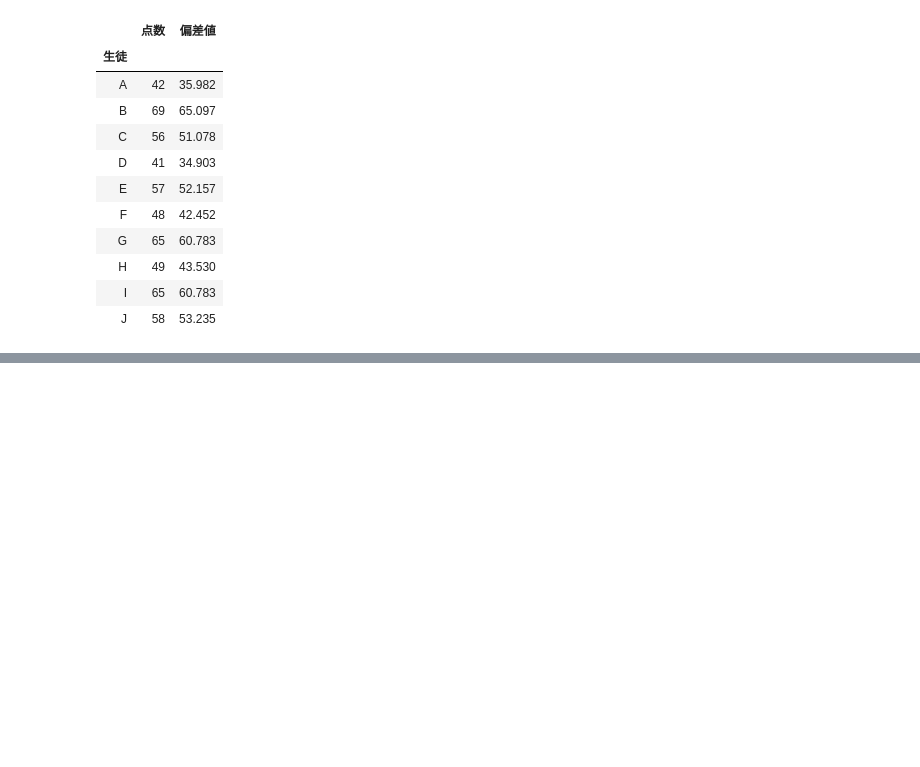
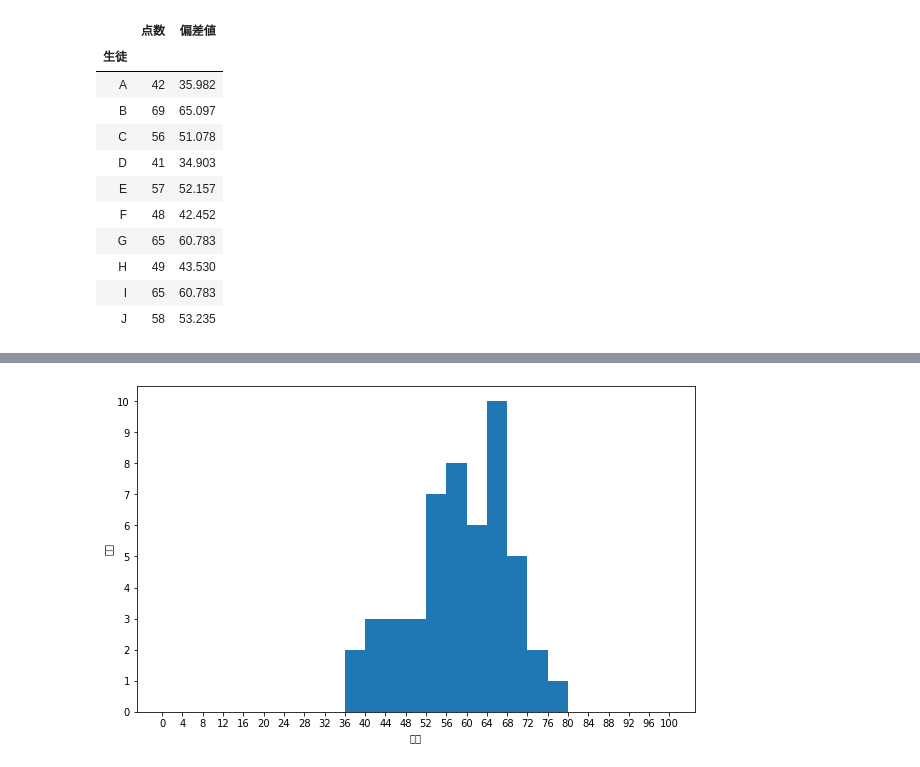
Before and after one commit to katuhito/python_statistics, a Jupyter notebook: One-dimensional data.ipynb, the cells around one changed output, grey strips where cells are left out. Drawn from its saved outputs; the diff is of its cells as text; code cells hidden in the pictures; blank space fills up the shorter version.

```diff
--- a/One-dimensional data.ipynb
+++ b/One-dimensional data.ipynb
@@ -242,0 +356,13 @@ scores_df
+# %%
+#階級数を25に細分化して、階級幅を４点にしたヒストグラム
+fig = plt.figure(figsize=(10, 6))
+ax = fig.add_subplot(111)
+
+freq, _ , _ = ax.hist(english_scores, bins=25, range=(0, 100))
+ax.set_xlabel('点数')
+ax.set_ylabel('人数')
+ax.set_xticks(np.linspace(0, 100, 25+1))
+ax.set_yticks(np.arange(0, freq.max()+1))
+plt.show()
+# %% [output]
+[figure, added]
```
Also changed, not shown: parts of 10 cells of this notebook, 1 other file.
